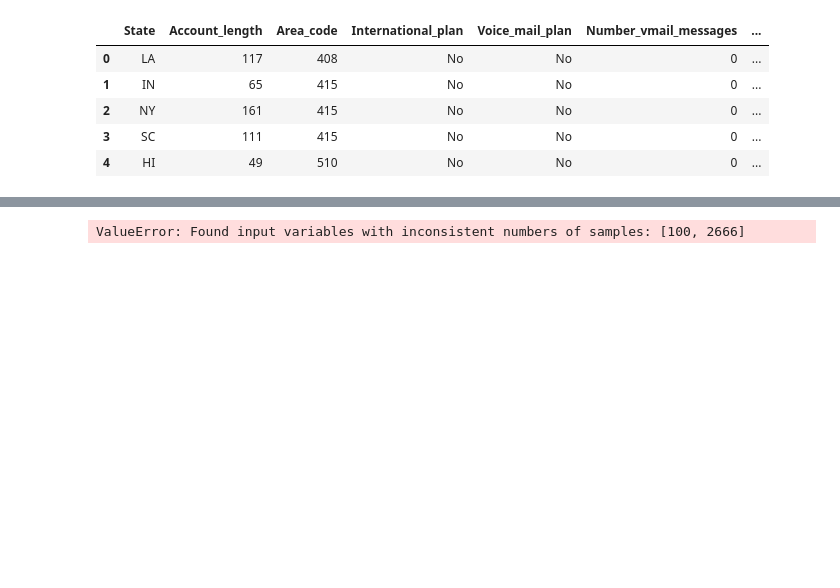
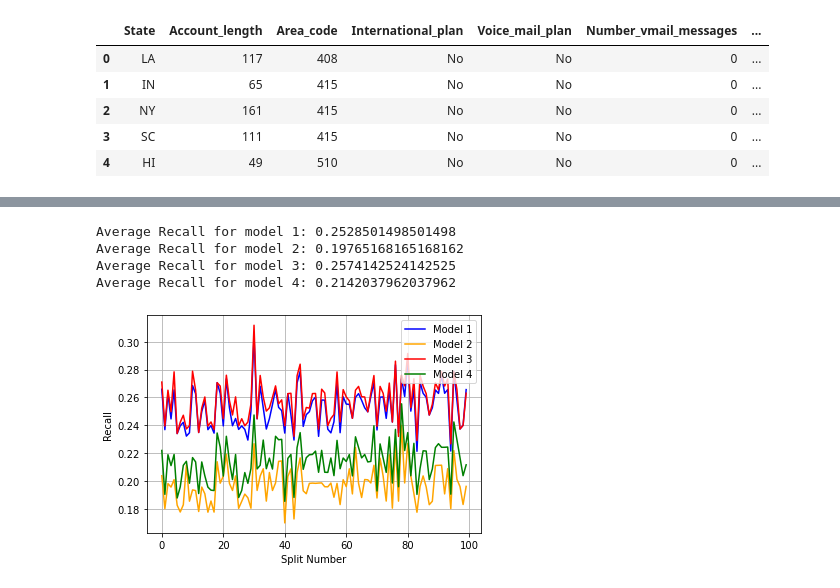
Before and after one commit to morgangant16/DATA-445, a Jupyter notebook: Exam 1/Question_2.ipynb, the cells around one changed output, grey strips where cells are left out. Cells and saved outputs as stored; diff of their text form; code cells hidden in the pictures; blank space fills up the shorter version.

```diff
--- a/Exam 1/Question_2.ipynb
+++ b/Exam 1/Question_2.ipynb
@@ -144,29 +148,28 @@ telecom_train.head()
 # %%
 #Lists to store results
-md1_results= list()
-md2_results= list()
-md3_results= list()
-md4_results= list()
-
+md1_results= []
+md2_results= []
+md3_results= []
+md4_results= []
 
 for i in range(0,100):
 
     kfold= StratifiedKFold(n_splits=5, shuffle=True)
 
     #Defining list to store
-    md1_fold_result= list()
-    md2_fold_result= list()
-    md3_fold_result= list()
-    md4_fold_result= list()
+    md1_fold_result= []
+    md2_fold_result= []
+    md3_fold_result= []
+    md4_fold_result= []
 
-    for train_idx, val_idx in kfold.split(x,y):
+    for train_idx, val_idx in kfold.split(x, y):
         #Splitting data
         x_train, x_val= x.iloc[train_idx], x.iloc[val_idx]
         y_train, y_val= y.iloc[train_idx], y.iloc[val_idx]
 
         #Model 1
-        x1= x_train[['International_plan', 'Voice_mail_plan', 'total_charge', 'Customer_service_calls']]
-        x_val_1= x_val[['International_plan', 'Voice_mail_plan', 'total_charge', 'Customer_service_calls']]
+        telecom_train= x_train[['International_plan', 'Voice_mail_plan', 'total_charge', 'Customer_service_calls']]
+        telecom_test= x_val[['International_plan', 'Voice_mail_plan', 'total_charge', 'Customer_service_calls']]
         #Min Max Scaler
         scaler=MinMaxScaler()
         x1=scaler.fit_transform(x1)
@@ -180,8 +183,6 @@ for i in range(0,100):
         #Computing recall score and storing it
         md1_recall= recall_score(y_val, md1_labels)
         md1_fold_result.append(md1_recall)
-        #Reporting Average
-        Print('Avg recall for model 1:', avg1 = sum(md1_fold_result)/len(md1_fold_result))
 
 
         #Model 2
@@ -200,7 +201,6 @@ for i in range(0,100):
         #Computing recall score and storing it
         md2_recall= recall_score(y_val, md2_labels)
         md2_fold_result.append(md2_recall)
-
 
         #Model 3
         x3= x_train[['International_plan', 'Voice_mail_plan', 'total_charge', 'Customer_service_calls']]
@@ -237,17 +237,36 @@ for i in range(0,100):
         md4_recall= recall_score(y_val, md4_labels)
         md4_fold_result.append(md4_recall)
 
-    md1_results.append(md1_recall)
+
+    avg1= np.mean(md1_fold_result)
+    md1_results.append(avg1)
+    avg2= np.mean(md2_fold_result)
+    md2_results.append(avg2)
+    avg3= np.mean(md3_fold_result)
+    md3_results.append(avg3)
+    avg4= np.mean(md4_fold_result)
+    md4_results.append(avg4)
-# %% [output]
-ValueError: Found input variables with inconsistent numbers of samples: [100, 2666]
+# %%
+#Overall Means of the 100 iterations per model
+print('Average Recall for model 1:', np.mean(md1_results))
+print('Average Recall for model 2:',np.mean(md2_results))
+print('Average Recall for model 3:',np.mean(md3_results))
+print('Average Recall for model 4:',np.mean(md4_results))
+# %% [output]
+Average Recall for model 1: 0.2528501498501498
+Average Recall for model 2: 0.19765168165168162
+Average Recall for model 3: 0.2574142524142525
+Average Recall for model 4: 0.2142037962037962
 # %%
-x = [i for i in range(0,100)]
-plt.plot(x, md1_fold_result, color = 'blue')
-plt.plot(x, md2__fold_result, color = 'orange')
-plt.plot(x, md3_fold_result, color = 'red')
-plt.plot(x, md4_fold_result, color = 'yellow')
+xx = [i for i in range(0,100)]
+plt.plot(xx, md1_results, color = 'blue')
+plt.plot(xx, md2_results, color = 'orange')
+plt.plot(xx, md3_results, color = 'red')
+plt.plot(xx, md4_results, color = 'green')
 plt.xlabel('Split Number')
 plt.ylabel('Recall')
 plt.legend(loc = 'upper right', labels = ['Model 1', 'Model 2', 'Model 3', 'Model 4'])
 plt.grid()
 plt.show();
+# %% [output]
+[figure, added]
```
Also changed, not shown: parts of 8 cells of this notebook.
